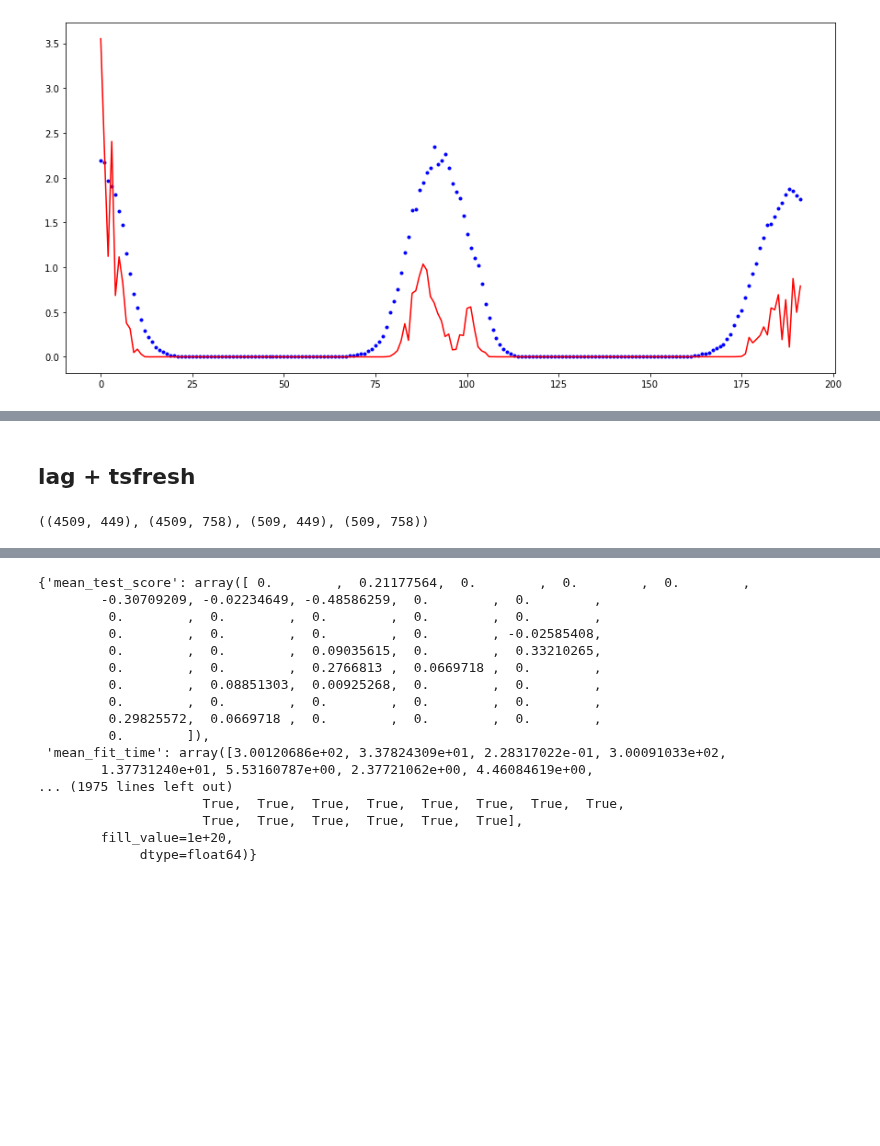
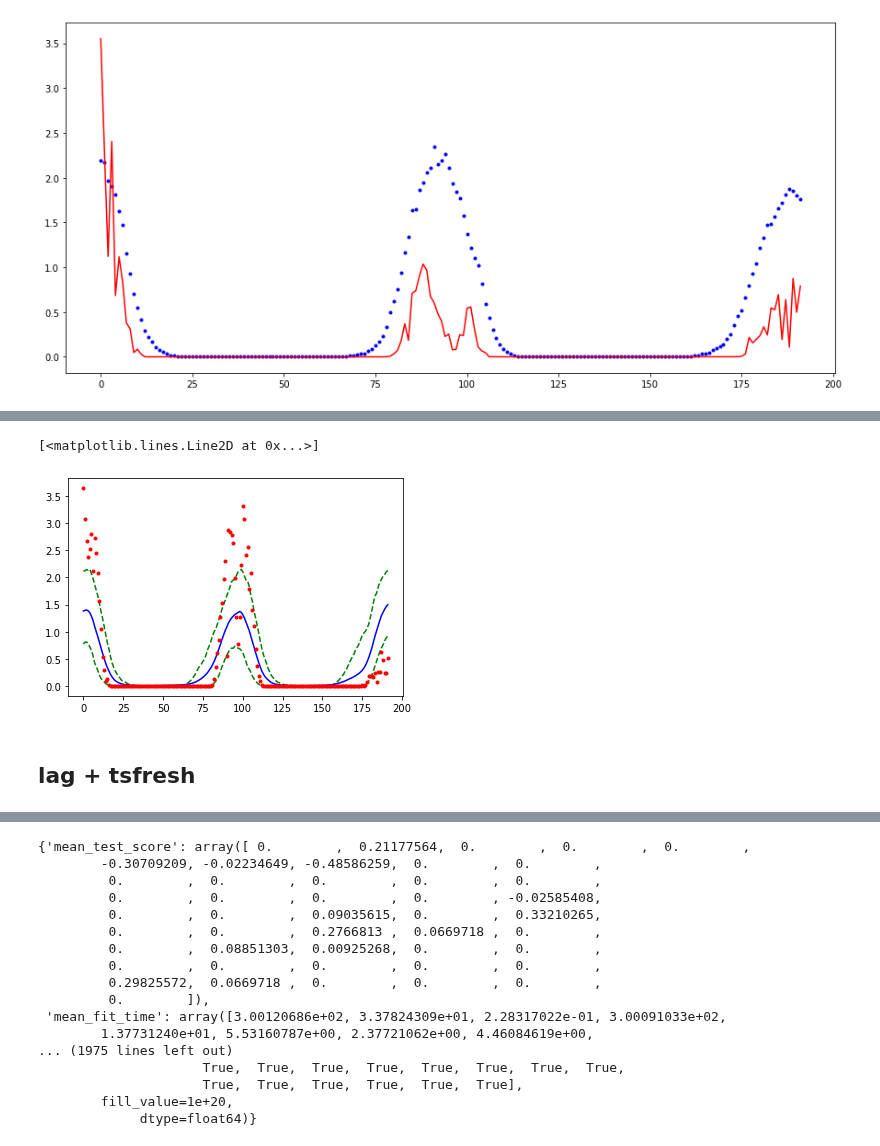
Before and after one commit to charlesfu4/MT, a Jupyter notebook: autosklearn/halfhourly_autosklearn_solar.ipynb, the cells around one changed output, grey strips where cells are left out. Cells and saved outputs as stored; diff of their text form; code cells hidden in the pictures; blank space fills up the shorter version.

Commit message:
Update of functions and plot and solar

```diff
--- a/autosklearn/halfhourly_autosklearn_solar.ipynb
+++ b/autosklearn/halfhourly_autosklearn_solar.ipynb
@@ -691,0 +339,7 @@ plt.plot(test_Y.to_numpy()[1000,:], 'ro')
+# %%
+from sklearn.pipeline import Pipeline
+transform_pip = Pipeline([('data_pre', model.get_models_with_weights()[0][1][0]),
+                         ('feature_pre', model.get_models_with_weights()[0][1][1])])
+pftrain = transform_pip.transform(ftrain)
+pftest = transform_pip.transform(ftest)
+model.get_models_with_weights()[0][1][2].choice.estimator.estimators_[0].predict(pftest)
@@ -692,9 +376,46 @@ plt.plot(test_Y.to_numpy()[1000,:], 'ro')
+# %%
+import sklearn.ensemble
+from sklearn.pipeline import Pipeline
+model_list = model.get_models_with_weights()
+weight_list = []
+predict_list = []
+for i in range(len(model_list)):
+    weight_list.append(model_list[i][0])
+    prediction_list = []
+    # if contain forest based estimator, construct prediction list for
+    if issubclass(type(model_list[i][1][2].choice.estimator), \
+                  sklearn.ensemble._forest.BaseForest):
+        for est in model_list[i][1][2].choice.estimator.estimators_:
+            pip = Pipeline([('data_pre', model_list[i][1][0]),
+                            ('feature_pre', model_list[i][1][1])])
+            pftest = pip.transform(ftest)
+            prediction_list.append(est.predict(pftest))
+        predict_list.append(prediction_list)
+    else:
+        predict_list.append(model_list[i][1].predict(ftest))
+# %%
+ub = 0
+lb = 0
+for i, weight in enumerate(weight_list):
+    # check if the prediction is list, then construct ci
+    if issubclass(type(predict_list[i]), list):
+        ub += weight * np.quantile(predict_list[i], 0.9, axis = 0)[0,:]
+        lb += weight * np.quantile(predict_list[i], 0.1, axis = 0)[0,:]
+    else:
+        ub += weight*predict_list[i]
+        lb += weight*predict_list[i]
+# %%
+ypred = model.predict(ftest)
+# %%
+plt.plot(ub, 'g--')
+plt.plot(lb, 'g--')
+plt.plot(ypred[0,:], 'b-')
+plt.plot(ttest.to_numpy()[0,:],'r.')
+# %% [output]
+[<matplotlib.lines.Line2D at 0x...>]
+[figure, added]
 # %% [markdown]
 ## lag + tsfresh
-# %%
-ftrain.shape, ftrain_tf.shape, ftest.shape, ftest_tf.shape
-# %% [output]
-((4509, 449), (4509, 758), (509, 449), (509, 758))
 # %%
 ftrain_lts = np.concatenate([ftrain.to_numpy(), ftrain_tf.to_numpy()], axis = 1)
 ftest_lts = np.concatenate([ftest.to_numpy(), ftest_tf.to_numpy()], axis = 1)
```
Also changed, not shown: parts of 93 cells of this notebook, 2 other files.
